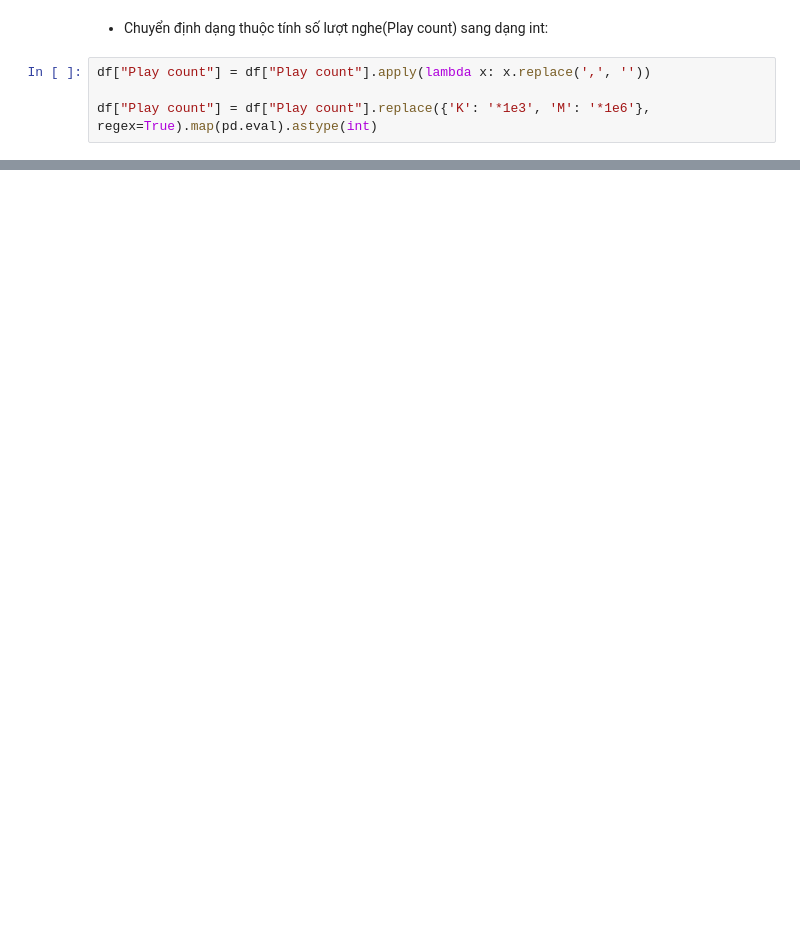
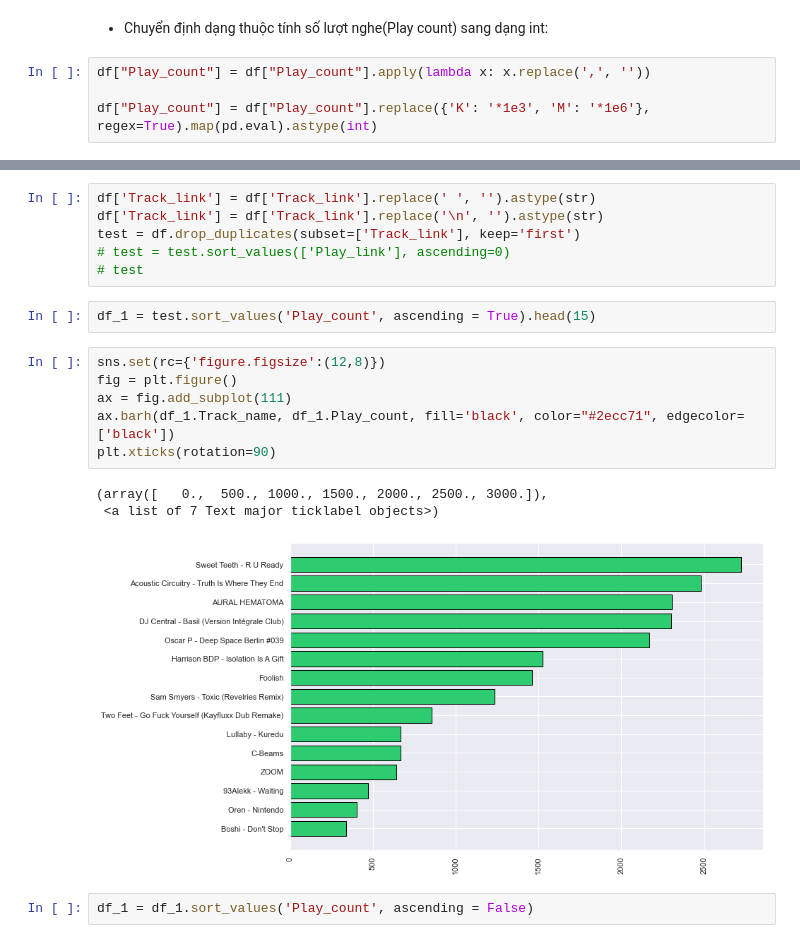
Before and after one commit to bason1999qn/Soundcloud, a Jupyter notebook: Untitled.ipynb, the cells around one changed output, grey strips where cells are left out. Drawn from its saved outputs; the diff is of its cells as text; blank space fills up the shorter version.

Commit message:
visual top 10 tracks hit

```diff
--- a/Untitled.ipynb
+++ b/Untitled.ipynb
@@ -64,6 +69,6 @@ memory usage: 543.1+ KB
 # %% [markdown]
 - Chuyển định dạng thuộc tính số lượt nghe(Play count) sang dạng int:
 # %%
-df["Play count"] = df["Play count"].apply(lambda x: x.replace(',', ''))
+df["Play_count"] = df["Play_count"].apply(lambda x: x.replace(',', ''))
 
-df["Play count"] = df["Play count"].replace({'K': '*1e3', 'M': '*1e6'}, regex=True).map(pd.eval).astype(int)
+df["Play_count"] = df["Play_count"].replace({'K': '*1e3', 'M': '*1e6'}, regex=True).map(pd.eval).astype(int)
@@ -76,0 +91,20 @@ def top10_total_death_recovered(dataframe):
+# %%
+df['Track_link'] = df['Track_link'].replace(' ', '').astype(str)
+df['Track_link'] = df['Track_link'].replace('\n', '').astype(str)
+test = df.drop_duplicates(subset=['Track_link'], keep='first')
+# test = test.sort_values(['Play_link'], ascending=0)
+# test
+# %%
+df_1 = test.sort_values('Play_count', ascending = True).head(15)
+# %%
+sns.set(rc={'figure.figsize':(12,8)})
+fig = plt.figure()
+ax = fig.add_subplot(111)
+ax.barh(df_1.Track_name, df_1.Play_count, fill='black', color="#2ecc71", edgecolor=['black'])
+plt.xticks(rotation=90)
+# %% [output]
+(array([   0.,  500., 1000., 1500., 2000., 2500., 3000.]),
+ <a list of 7 Text major ticklabel objects>)
+[figure, added]
+# %%
+df_1 = df_1.sort_values('Play_count', ascending = False)
```
Also changed, not shown: parts of 8 cells of this notebook.
